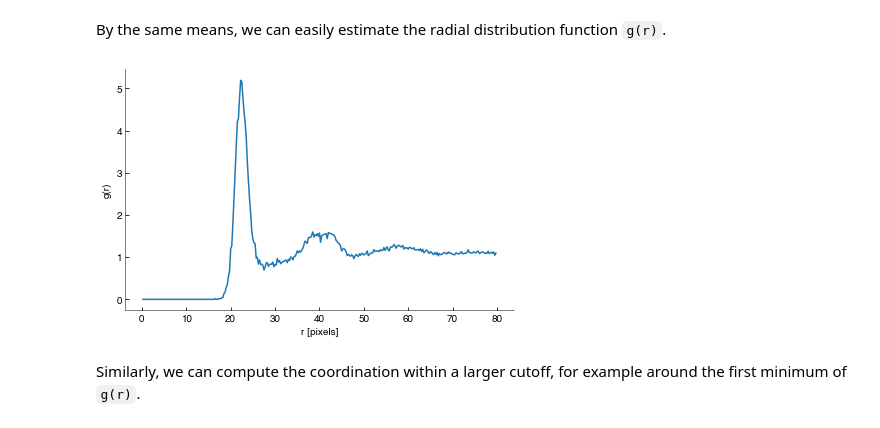
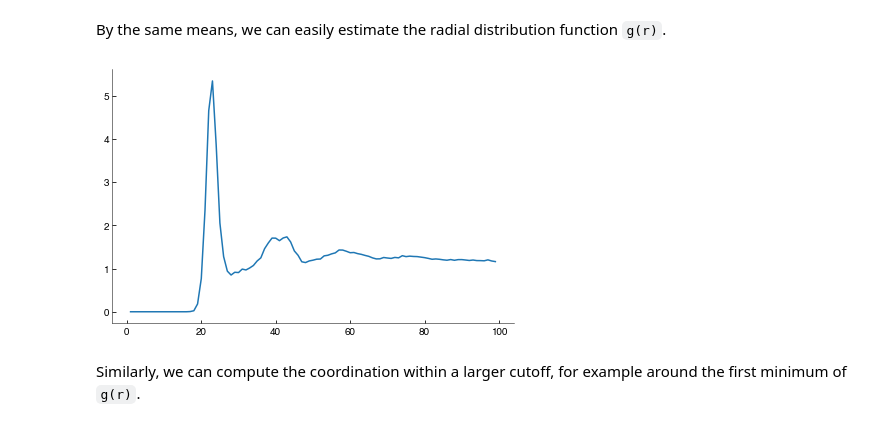
Before and after one commit to FTurci/canard-enchaine, a Jupyter notebook: Analysis.ipynb, the cells around one changed output. Cells and saved outputs as stored; diff of their text form; code cells hidden in the pictures.

Commit message:
Add 2d plot method

```diff
--- a/Analysis.ipynb
+++ b/Analysis.ipynb
@@ -73,17 +75,11 @@ contact_tree = cKDTree(contacts.coord)
 centre_contacts=centre_tree.query_ball_tree(contact_tree, rcut)
 # %% [markdown]
 By the same means, we can easily estimate the radial distribution function `g(r)`.
-# %%
-dr =0.25
-r = np.arange(dr,80,dr)
-nb = centre_tree.count_neighbors(centre_tree,r, cumulative=False)
-nb[0]=0 # ignore self-distances
-V = np.prod(centres.coord.ptp(axis=0))
-N  = centres.coord.shape[0]
-g = nb/(4*np.pi*r**2*dr)*V/(N*(N-1))
-plt.plot(r,g); plt.xlabel('r [pixels]'); plt.ylabel('g(r)');
-# %% [output]
-[figure, removed]
+# %%
+centres.get_gr()
+plt.plot(centres.gr['r'],centres.gr['g']);
+# %% [output]
+[figure, added]
 # %% [markdown]
 Similarly, we can compute the coordination within a larger cutoff, for example around the first minimum of `g(r)`.
 # %%
```
Also changed, not shown: parts of 8 cells of this notebook, 2 other files.
